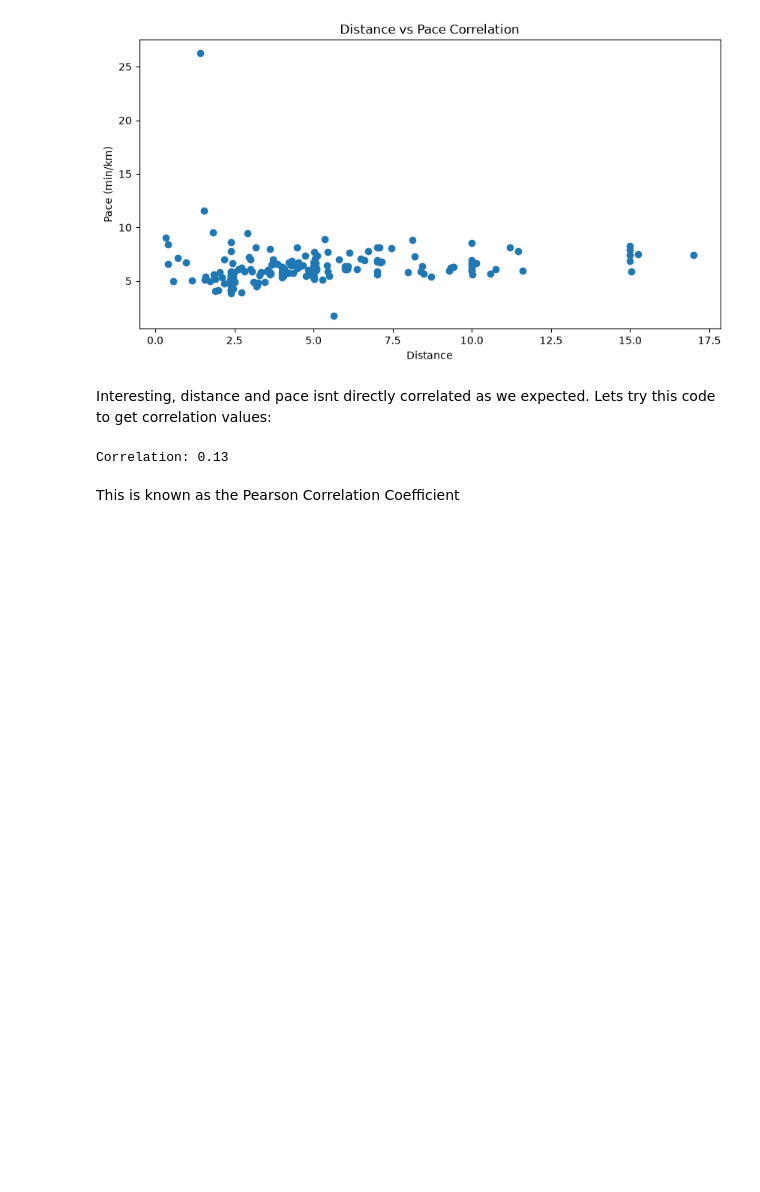
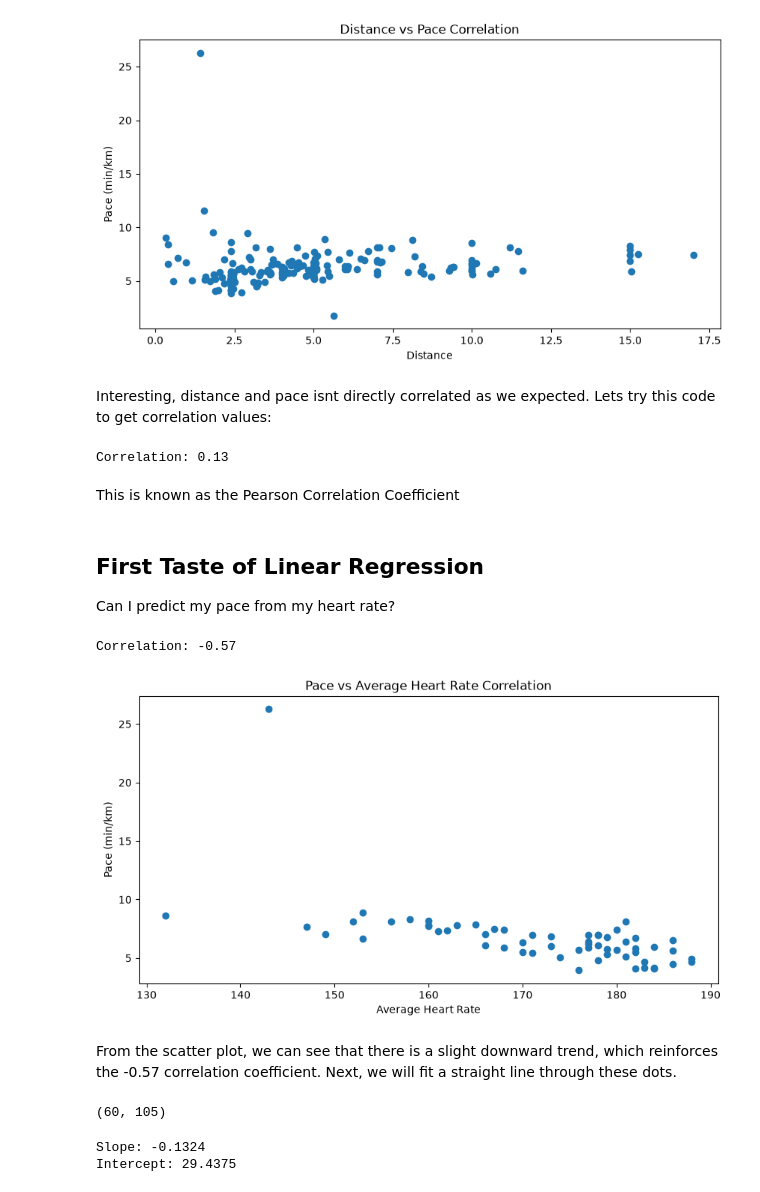
Before and after one commit to junlimcodes/Strava-Data-Science-Project, a Jupyter notebook: strava_analysis.ipynb, the cells around one changed output. Saved outputs shown, nothing was run; the diff lists cells and outputs as text; code cells hidden in the pictures; blank space fills up the shorter version.

Commit message:
Add linear regression model: heart rate vs pace

```diff
--- a/strava_analysis.ipynb
+++ b/strava_analysis.ipynb
@@ -382,3 +382,23 @@ print(f"Correlation: {correlation:.2f}")
 Correlation: 0.13
 # %% [markdown]
 This is known as the Pearson Correlation Coefficient
+# %% [markdown]
+## First Taste of Linear Regression
+
+Can I predict my pace from my heart rate?
+# %%
+correlation = runs["Pace (min/km)"].corr(runs["Average Heart Rate"])
+print(f"Correlation: {correlation:.2f}")
+# %% [output]
+Correlation: -0.57
+# %%
+plt.figure(figsize = (10,5))
+plt.scatter(runs["Average Heart Rate"], runs["Pace (min/km)"])
+plt.xlabel("Average Heart Rate")
+plt.ylabel("Pace (min/km)")
+plt.title("Pace vs Average Heart Rate Correlation")
+plt.show()
+# %% [output]
+[figure, added]
+# %% [markdown]
+From the scatter plot, we can see that there is a slight downward trend, which reinforces the -0.57 correlation coefficient. Next, we will fit a straight line through these dots.
@@ -384,0 +408,18 @@ This is known as the Pearson Correlation Coefficient
+# %%
+model_data = runs.dropna(subset=["Average Heart Rate", "Pace (min/km)"]).copy()
+print(model_data.shape)
+# %% [output]
+(60, 105)
+# %%
+
+X = model_data[["Average Heart Rate"]]
+y = model_data["Pace (min/km)"]
+
+model = LinearRegression()
+model.fit(X,y)
+
+print(f"Slope: {model.coef_[0]:.4f}")
+print(f"Intercept: {model.intercept_:.4f}")
+# %% [output]
+Slope: -0.1324
+Intercept: 29.4375
```
Also changed, not shown: parts of 6 cells of this notebook.
